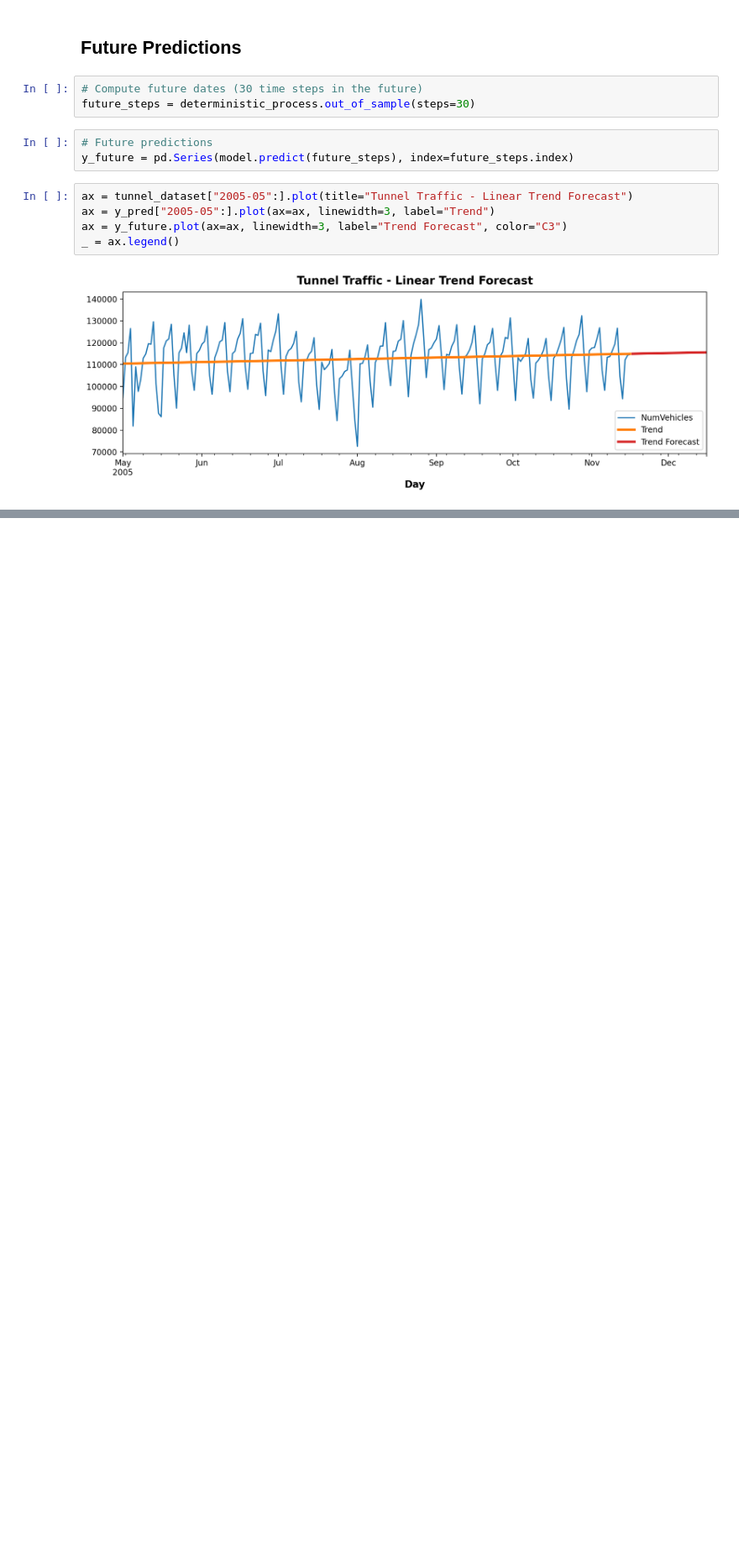
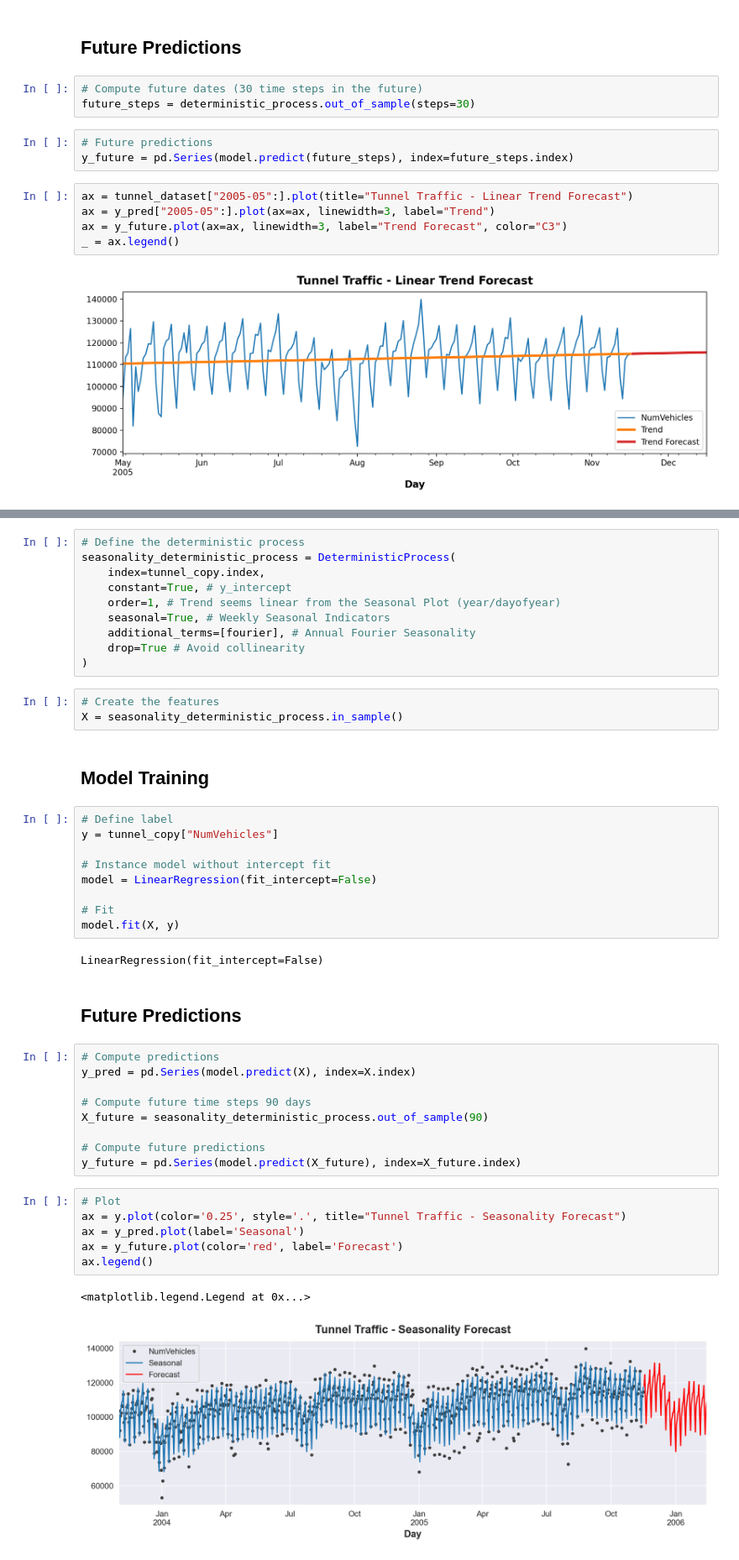
Before and after one commit to Volscente/TimeWarpForecast, a Jupyter notebook: notebooks/linear_regression/kaggle_tunnel_data.ipynb, the cells around one changed output, grey strips where cells are left out. Shown at 84% size. Drawn from its saved outputs; the diff is of its cells as text; blank space fills up the shorter version.

```diff
--- a/notebooks/linear_regression/kaggle_tunnel_data.ipynb
+++ b/notebooks/linear_regression/kaggle_tunnel_data.ipynb
@@ -273,0 +399,46 @@ _ = ax.legend()
+# %%
+# Define the deterministic process
+seasonality_deterministic_process = DeterministicProcess(
+    index=tunnel_copy.index,
+    constant=True, # y_intercept
+    order=1, # Trend seems linear from the Seasonal Plot (year/dayofyear)
+    seasonal=True, # Weekly Seasonal Indicators
+    additional_terms=[fourier], # Annual Fourier Seasonality
+    drop=True # Avoid collinearity
+)
+# %%
+# Create the features
+X = seasonality_deterministic_process.in_sample()
+# %% [markdown]
+## Model Training
+# %%
+# Define label
+y = tunnel_copy["NumVehicles"]
+
+# Instance model without intercept fit
+model = LinearRegression(fit_intercept=False)
+
+# Fit
+model.fit(X, y)
+# %% [output]
+LinearRegression(fit_intercept=False)
+# %% [markdown]
+## Future Predictions
+# %%
+# Compute predictions
+y_pred = pd.Series(model.predict(X), index=X.index)
+
+# Compute future time steps 90 days
+X_future = seasonality_deterministic_process.out_of_sample(90)
+
+# Compute future predictions
+y_future = pd.Series(model.predict(X_future), index=X_future.index)
+# %%
+# Plot
+ax = y.plot(color='0.25', style='.', title="Tunnel Traffic - Seasonality Forecast")
+ax = y_pred.plot(label='Seasonal')
+ax = y_future.plot(color='red', label='Forecast')
+ax.legend()
+# %% [output]
+<matplotlib.legend.Legend at 0x...>
+[figure, added]
```
Also changed, not shown: parts of 17 cells of this notebook.
